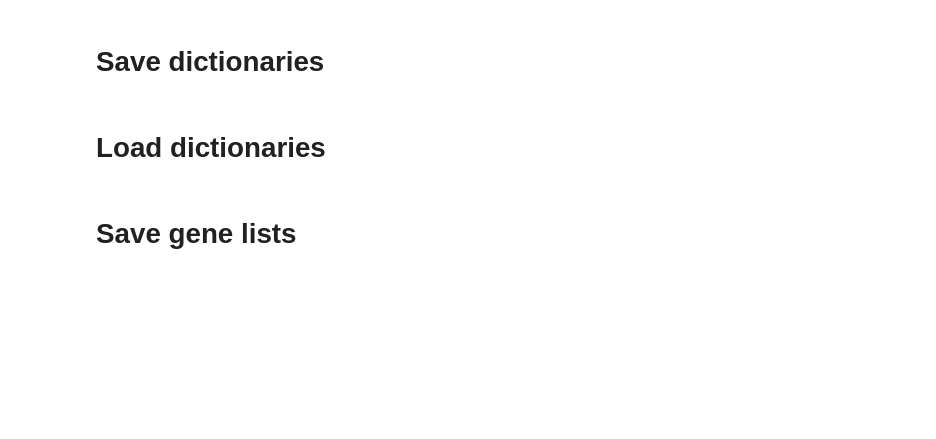
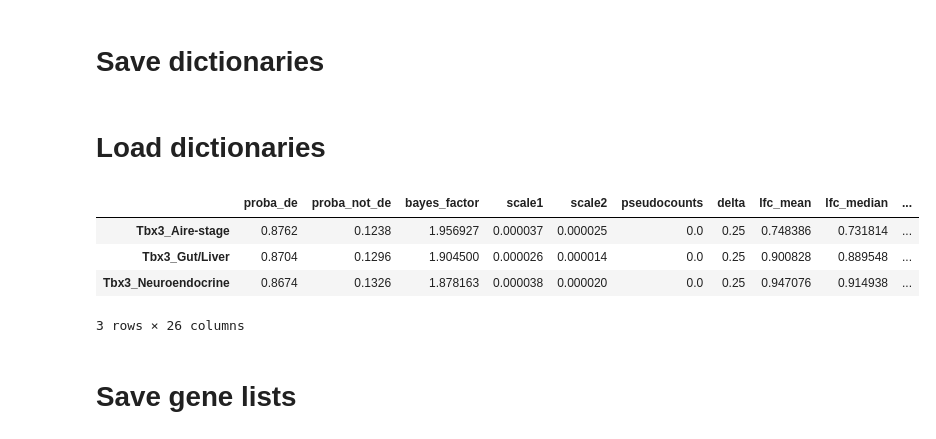
Before and after one commit to j-germino/fezf2-thymus, a Jupyter notebook: code/scRNA-seq/7_DE_genes.ipynb, the cells around one changed output. Saved outputs shown, nothing was run; the diff lists cells and outputs as text; code cells hidden in the pictures; blank space fills up the shorter version.

```diff
--- a/code/scRNA-seq/7_DE_genes.ipynb
+++ b/code/scRNA-seq/7_DE_genes.ipynb
@@ -527,6 +527,14 @@ with open('../../analysis/genotype_DE/dictionaries/detected_genes.pkl', 'rb') as
 
 with open('../../analysis/genotype_DE/dictionaries/all_genes.pkl', 'rb') as handle:
     all_genes = pickle.load(handle)
+# %%
+detected_genes['Fezf2-2'].loc[detected_genes['Fezf2-2'].index.str.startswith("Tbx3")]
+# %% [output]
+|  | proba_de | proba_not_de | bayes_factor | scale1 | scale2 | pseudocounts | delta | lfc_mean | lfc_median | ... |
+| Tbx3_Aire-stage | 0.8762 | 0.1238 | 1.956927 | 0.000037 | 0.000025 | 0.0 | 0.25 | 0.748386 | 0.731814 | ... |
+| Tbx3_Gut/Liver | 0.8704 | 0.1296 | 1.904500 | 0.000026 | 0.000014 | 0.0 | 0.25 | 0.900828 | 0.889548 | ... |
+| Tbx3_Neuroendocrine | 0.8674 | 0.1326 | 1.878163 | 0.000038 | 0.000020 | 0.0 | 0.25 | 0.947076 | 0.914938 | ... |
+3 rows × 26 columns
 # %% [markdown]
 # Save gene lists
 # %%
```
Also changed, not shown: parts of 2 cells of this notebook, 1 other file.
